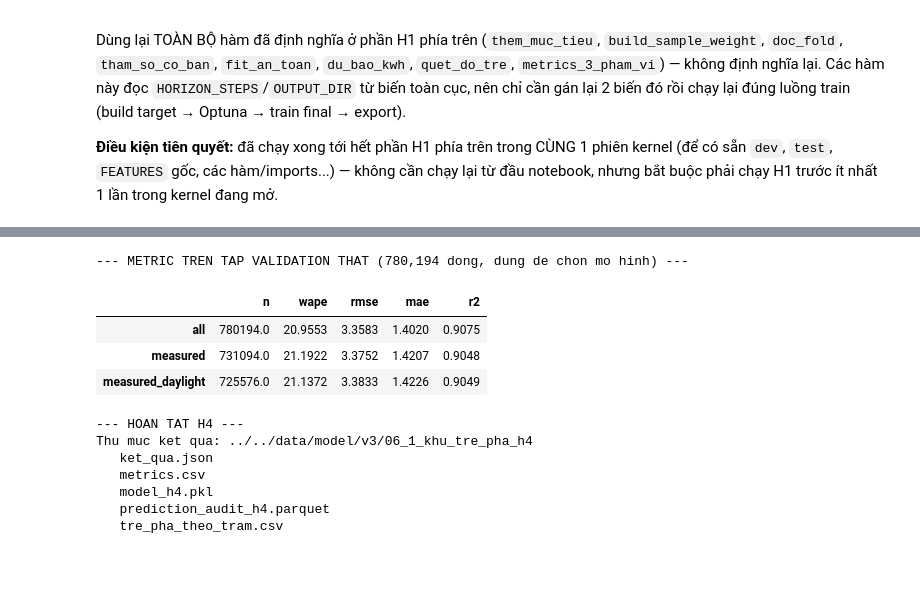
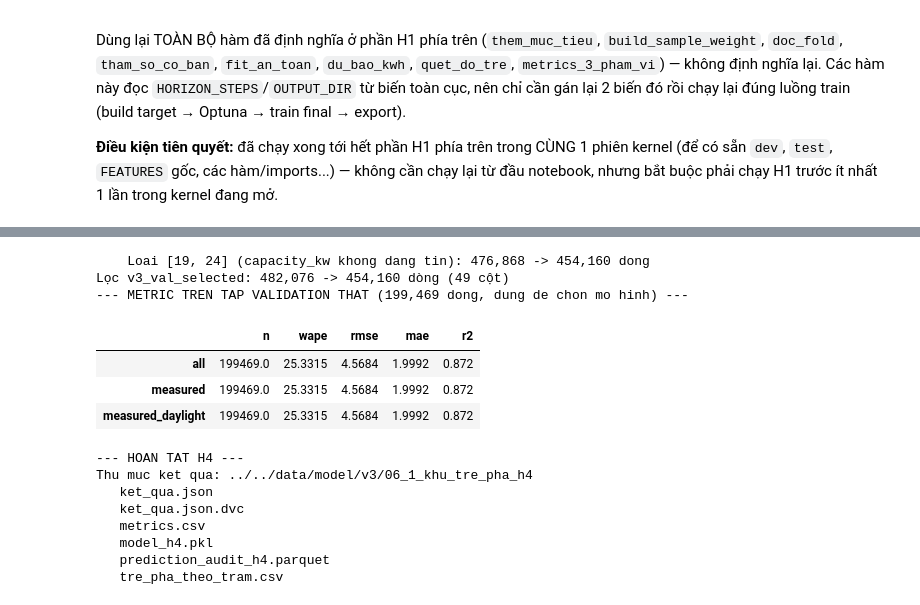
Before and after one commit to nguyenvunhut/solar-engergy, a Jupyter notebook: notebooks/forcasting_v3_energy/06_1_train_mae.ipynb, the cells around one changed output, grey strips where cells are left out. Drawn from its saved outputs; the diff is of its cells as text; code cells hidden in the pictures; blank space fills up the shorter version.

```diff
--- a/notebooks/forcasting_v3_energy/06_1_train_mae.ipynb
+++ b/notebooks/forcasting_v3_energy/06_1_train_mae.ipynb
@@ -90,7 +90,7 @@ TARGET_COL = 'energy_generated_kwh'
 LOSS_NAME = 'mae'
 LGB_OBJECTIVE = 'l1'
 # HORIZON_STEPS: xem cell rieng ngay ben duoi (de doi h1/h4 khong can dong lai o day)
-N_TRIALS = 11                  # so trial Optuna, dat 0 de bo qua tune (can bang toc do/chat luong)
+N_TRIALS = 20                  # ngan sach Optuna cho moi loss va horizon
 SEED = 42
 EARLY_STOPPING_ROUNDS = 100
 
@@ -408,7 +408,7 @@ def doc_du_lieu(ten_file):
     return d.sort_values([SITE_COL, TIMESTAMP_COL]).reset_index(drop=True)
 
 
-dev = doc_du_lieu('v3_development_selected')
+dev = doc_du_lieu('v3_train_selected')
 
 FEATURES = [c for c in giu_lai if c in dev.columns]
 print(f"\nSố đặc trưng dùng để train: {len(FEATURES)}")
@@ -1694,19 +1933,8 @@ with open(f'{TRAIN_COMPAT_DIR}/model_config.json', 'w', encoding='utf-8') as f:
 # FIX (chong ro ri): metrics_val.json de notebook 07 quet va chon mo hinh vo dich BAT BUOC
 # phai tinh tren tap VALIDATION that, khong duoc dung _m (dang tinh tren val_h). Truoc day
 # file nay bi ghi nham tu _m (tap test) khien viec chon MAE/Huber/MSE "thay truoc" tap test.
-_val_frames = []
-_vn = 1
-while True:
-    _vd = doc_fold(_vn, 'val')
-    if _vd is None:
-        break
-    _val_frames.append(_vd)
-    _vn += 1
-if not _val_frames:
-    raise FileNotFoundError(
-        "Khong tim thay fold validation nao de tinh metrics_val.json (chong ro ri). "
-        "Kiem tra lai FOLDS_DIR va cac file fold_{n}_val_selected.parquet.")
-val_h = pd.concat(_val_frames, ignore_index=True)
+# Tap VAL that - tach biet hoan toan voi tap hoc (mo hinh chi hoc v3_train_selected).
+val_h = doc_val_that()
 _k_pred_val = np.clip(model.predict(val_h[FEATURES].fillna(MEDIANS).astype(np.float32)), 0, 1.5)
 val_h['y_pred'] = np.minimum(_k_pred_val * mau_chuan_hoa(val_h), val_h['tran_cong_suat'].to_numpy() * 1.02)
 val_h.loc[val_h['sin_elevation'] <= EPS_ELEV, 'y_pred'] = 0.0
@@ -1868,6 +2101,8 @@ if N_TRIALS  >0:
             'ytr': _tr['k_target'].astype(DTYPE),
             'wtr': _tr['w'].astype(DTYPE),
             'Xva': _va[FEATURES].fillna(_med).astype(DTYPE),
+            # target thang k - lam eval_set cho early stopping trong Optuna
+            'yva': _va['k_target'].astype(DTYPE),
             'yva_kwh': _va['y_true'].to_numpy(),
             'mau_va': mau_chuan_hoa(_va),
             'tran_va': _va['tran_cong_suat'].to_numpy(),
@@ -1887,12 +2122,15 @@ if N_TRIALS  >0:
         params = tham_so_co_ban(trial)
         tong_sai_so = 0.0
         tong_thuc_te = 0.0
+        _cay_tung_fold = []c
         for f in CAC_FOLD:
-            m = fit_an_toan(params, f['Xtr'], f['ytr'], f['wtr'])
-            yp = du_bao_kwh(m, f)
+            m = fit_an_toan(params, f['Xtr'], f['ytr'], f['wtr'], f['Xva'], f['yva'])
+            _cay_tung_fold.append(int(m.best_iteration_ or params['n_estimators']))
+            yp = du_bao_kwh(m, f, m.best_iteration_)
             tong_sai_so += float(np.abs(yp - f['yva_kwh']).sum())
             tong_thuc_te += float(np.abs(f['yva_kwh']).sum())
             del m
+        trial.set_user_attr('so_cay_tung_fold', _cay_tung_fold)
         return tong_sai_so / tong_thuc_te * 100.0 if tong_thuc_te > 0 else np.nan
 
     def log_trial_h4(study, trial):
@@ -1917,6 +2155,7 @@ _t1_h4 = time.time()
 model = fit_an_toan(BEST_PARAMS, X_dev, y_dev, w_dev)
 print(f"Train H4 xong sau {(time.time() - _t1_h4) / 60:.1f} phut")
 
+val_h = doc_val_that()   # dung lai theo HORIZON_STEPS hien tai (H4)
 _k_pred = np.clip(model.predict(val_h[FEATURES].fillna(MEDIANS).astype(np.float32)), 0, 1.5)
 val_h['y_pred'] = np.minimum(_k_pred * mau_chuan_hoa(val_h), val_h['tran_cong_suat'].to_numpy() * 1.02)
 val_h.loc[val_h['sin_elevation'] <= EPS_ELEV, 'y_pred'] = 0.0
@@ -2021,56 +2427,48 @@ with open(f'{TRAIN_COMPAT_DIR}/model_config.json', 'w', encoding='utf-8') as f:
 # FIX (chong ro ri): metrics_val.json de notebook 07 quet va chon mo hinh vo dich BAT BUOC
 # phai tinh tren tap VALIDATION that, khong duoc dung _m (dang tinh tren val_h). Truoc day
 # file nay bi ghi nham tu _m (tap test) khien viec chon MAE/Huber/MSE "thay truoc" tap test.
-_val_frames = []
-_vn = 1
-while True:
-    _vd = doc_fold(_vn, 'val')
-    if _vd is None:
-        break
-    _val_frames.append(_vd)
-    _vn += 1
-if not _val_frames:
-    raise FileNotFoundError(
-        "Khong tim thay fold validation nao de tinh metrics_val.json (chong ro ri). "
-        "Kiem tra lai FOLDS_DIR va cac file fold_{n}_val_selected.parquet.")
-val_h = pd.concat(_val_frames, ignore_index=True)
+# Tap VAL that - tach biet hoan toan voi tap hoc (mo hinh chi hoc v3_train_selected).
+val_h = doc_val_that()
 _k_pred_val = np.clip(model.predict(val_h[FEATURES].fillna(MEDIANS).astype(np.float32)), 0, 1.5)
 val_h['y_pred'] = np.minimum(_k_pred_val * mau_chuan_hoa(val_h), val_h['tran_cong_suat'].to_numpy() * 1.02)
 val_h.loc[val_h['sin_elevation'] <= EPS_ELEV, 'y_pred'] = 0.0
 _m_val = metrics_3_pham_vi(val_h)
 print(f"--- METRIC TREN TAP VALIDATION THAT ({len(val_h):,} dong, dung de chon mo hinh) ---")
 display(pd.DataFrame(_m_val).T[['n', 'wape', 'rmse', 'mae', 'r2']].round(4))
 
 _val_scope_h4 = _m_val.get('measured_daylight', _m_val.get('measured', _m_val['all']))
 with open(f'{TRAIN_COMPAT_DIR}/metrics_val.json', 'w', encoding='utf-8') as f:
     json.dump({'horizon_steps': int(HORIZON_STEPS), 'loss_name': LOSS_NAME,
                'feature_set_name': '', 'measured_daylight': _val_scope_h4,
                'all': _m_val['all']}, f, indent=2, ensure_ascii=False, default=str)
 
 
 # X_test_h4.parquet - THIEU o ban goc (chi co o H1), khien 07 phai fallback doc
 # 05_selected/v3_test_selected.parquet (40 cot, thieu 14 cot _mt) roi bi loi
 # LightGBM "number of features in data (40) is not the same as it was in
 # training data (54)". Them lai giong H1.
 _cot_xuat_h4 = list(dict.fromkeys(
     FEATURES + [SITE_COL, TIMESTAMP_COL, 'plot_timestamp', TARGET_COL, 'y_true',
                 'energy_source', 'is_daylight', 'site_scale', 'sin_elevation', 'tran']
 ))
 _cot_xuat_h4 = [c for c in _cot_xuat_h4 if c in val_h.columns]
 
 print("--- HOAN TAT H4 ---")
 print(f"Thu muc ket qua: {OUTPUT_DIR}")
 for _f in sorted(os.listdir(OUTPUT_DIR)):
     print(f"   {_f}")
 # %% [output]
---- METRIC TREN TAP VALIDATION THAT (780,194 dong, dung de chon mo hinh) ---
+    Loai [19, 24] (capacity_kw khong dang tin): 476,868 -> 454,160 dong
+Lọc v3_val_selected: 482,076 -> 454,160 dòng (49 cột)
+--- METRIC TREN TAP VALIDATION THAT (199,469 dong, dung de chon mo hinh) ---
 |  | n | wape | rmse | mae | r2 |
-| all | 780194.0 | 20.9553 | 3.3583 | 1.4020 | 0.9075 |
-| measured | 731094.0 | 21.1922 | 3.3752 | 1.4207 | 0.9048 |
-| measured_daylight | 725576.0 | 21.1372 | 3.3833 | 1.4226 | 0.9049 |
+| all | 199469.0 | 25.3315 | 4.5684 | 1.9992 | 0.872 |
+| measured | 199469.0 | 25.3315 | 4.5684 | 1.9992 | 0.872 |
+| measured_daylight | 199469.0 | 25.3315 | 4.5684 | 1.9992 | 0.872 |
 --- HOAN TAT H4 ---
 Thu muc ket qua: ../../data/model/v3/06_1_khu_tre_pha_h4
    ket_qua.json
+   ket_qua.json.dvc
    metrics.csv
    model_h4.pkl
    prediction_audit_h4.parquet
```
Also changed, not shown: parts of 24 cells of this notebook, 12 other files.
